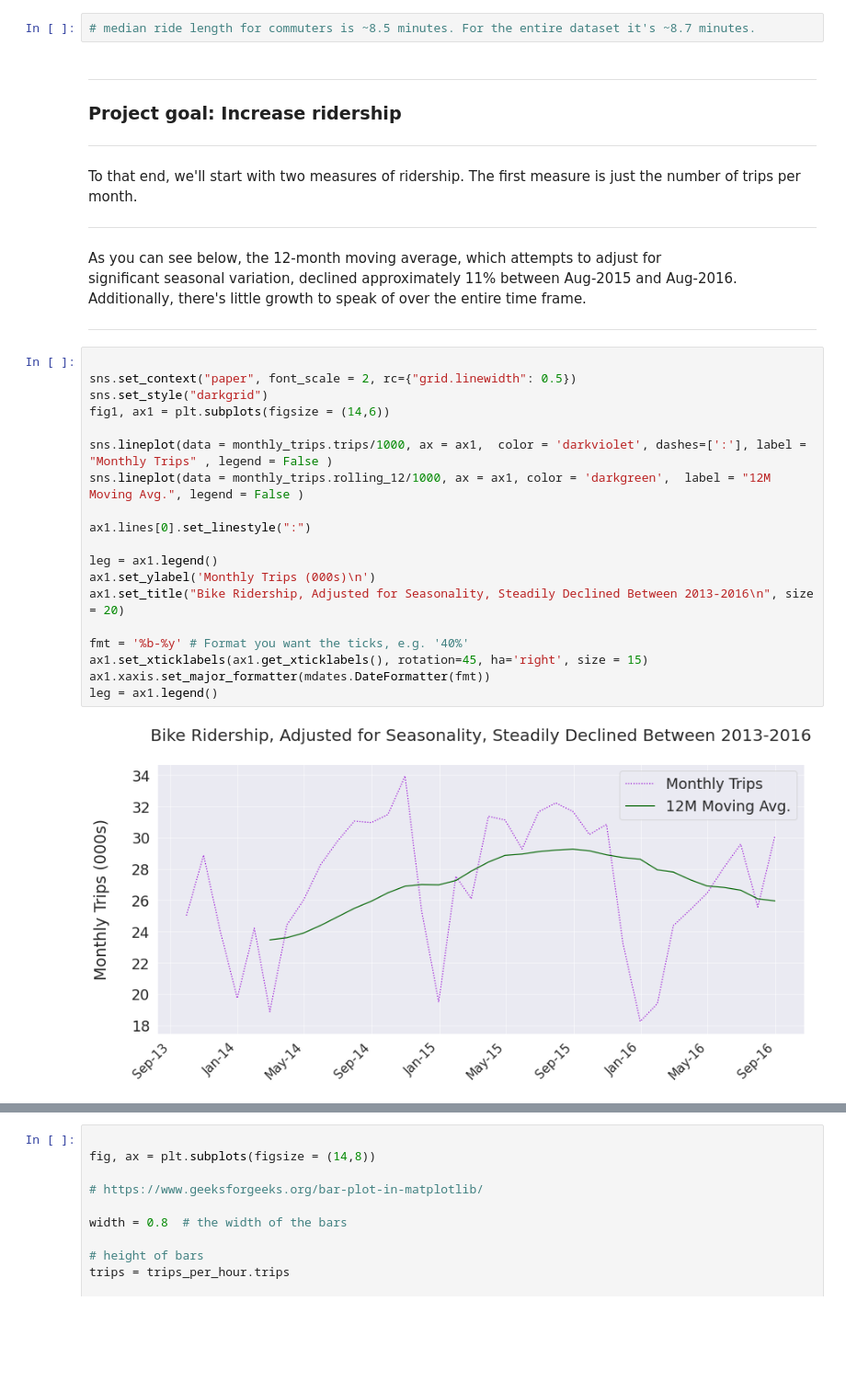
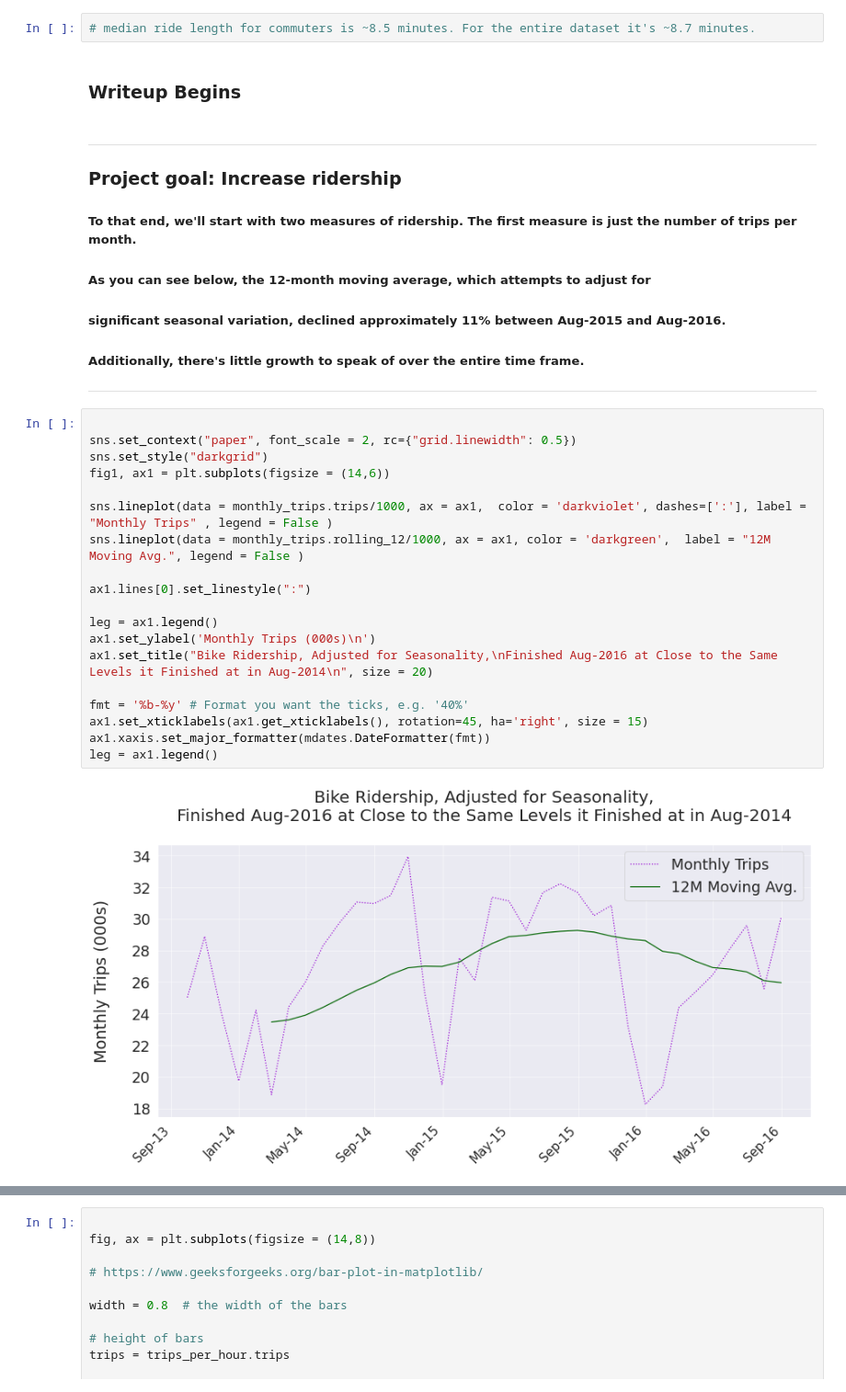
Before and after one commit to FuriousGeorge19/W205-project-1, a Jupyter notebook: Project_1.ipynb, the cells around one changed output, grey strips where cells are left out. Shown: that part at 92% size. Drawn from its saved outputs; the diff is of its cells as text; blank space fills up the shorter version.

```diff
--- a/Project_1.ipynb
+++ b/Project_1.ipynb
@@ -441,39 +303,41 @@ for pct in range(10,101,10):
 100 2874.2833333333333
 # %%
 # median ride length for commuters is ~8.5 minutes. For the entire dataset it's ~8.7 minutes.
+# %% [markdown]
+### Writeup Begins
 # %% [markdown]
 ***
 
 ### Project goal: Increase ridership
 
-***
-To that end, we'll start with two measures of ridership. The first measure is just the number of trips per month.
-***
-As you can see below, the 12-month moving average, which attempts to adjust for
-significant seasonal variation, declined approximately 11% between Aug-2015 and Aug-2016.
-Additionally, there's little growth to speak of over the entire time frame.
+
+##### To that end, we'll start with two measures of ridership. The first measure is just the number of trips per month.
+
+##### As you can see below, the 12-month moving average, which attempts to adjust for
+##### significant seasonal variation, declined approximately 11% between Aug-2015 and Aug-2016.
+##### Additionally, there's little growth to speak of over the entire time frame.
 
 ***
 # %%
 
 sns.set_context("paper", font_scale = 2, rc={"grid.linewidth": 0.5})
 sns.set_style("darkgrid")
 fig1, ax1 = plt.subplots(figsize = (14,6))
 
 sns.lineplot(data = monthly_trips.trips/1000, ax = ax1,  color = 'darkviolet', dashes=[':'], label = "Monthly Trips" , legend = False )
 sns.lineplot(data = monthly_trips.rolling_12/1000, ax = ax1, color = 'darkgreen',  label = "12M Moving Avg.", legend = False )
 
 ax1.lines[0].set_linestyle(":")
 
 leg = ax1.legend()
 ax1.set_ylabel('Monthly Trips (000s)\n')
-ax1.set_title("Bike Ridership, Adjusted for Seasonality, Steadily Declined Between 2013-2016\n", size = 20)
+ax1.set_title("Bike Ridership, Adjusted for Seasonality,\nFinished Aug-2016 at Close to the Same Levels it Finished at in Aug-2014\n", size = 20)
 
 fmt = '%b-%y' # Format you want the ticks, e.g. '40%'
 ax1.set_xticklabels(ax1.get_xticklabels(), rotation=45, ha='right', size = 15)
 ax1.xaxis.set_major_formatter(mdates.DateFormatter(fmt))
 leg = ax1.legend()
 # %% [output]
-[figure, old version]
+[figure, new version]
 # %% [markdown]
 ***
```
Also changed, not shown: parts of 49 cells of this notebook.
